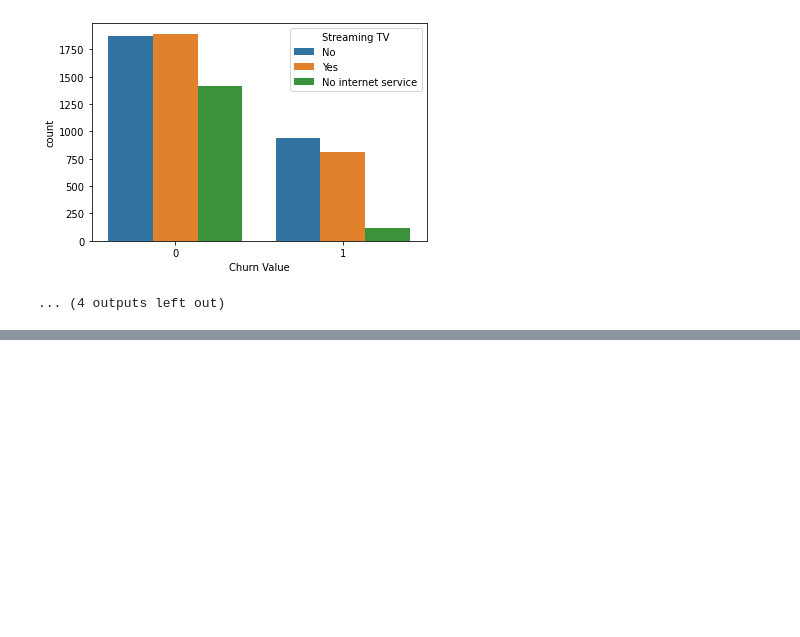
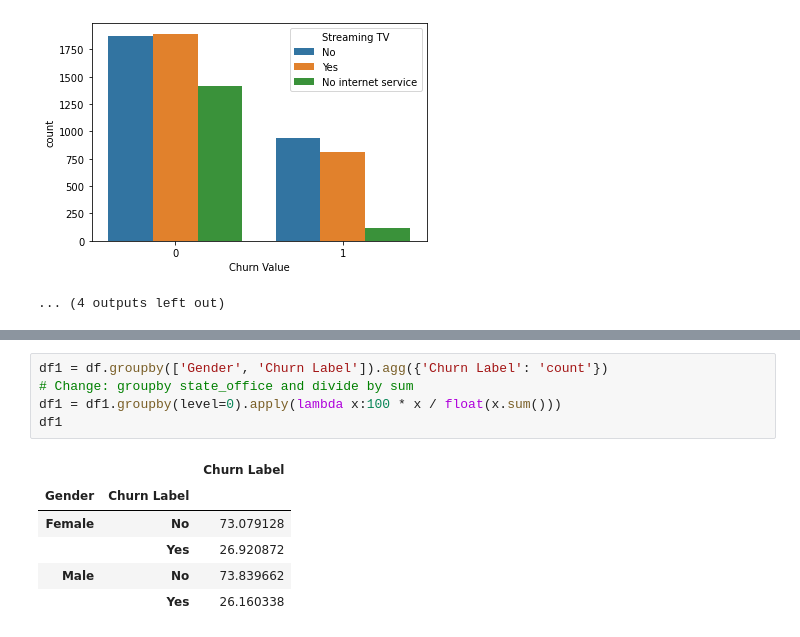
Before and after one commit to prwkp/fund_prog_project_churn_tele, a Jupyter notebook: churn_telecom_project.ipynb, the cells around one changed output, grey strips where cells are left out. Drawn from its saved outputs; the diff is of its cells as text; blank space fills up the shorter version.

```diff
--- a/churn_telecom_project.ipynb
+++ b/churn_telecom_project.ipynb
@@ -71,0 +86,12 @@ fig.show()
+# %%
+df1 = df.groupby(['Gender', 'Churn Label']).agg({'Churn Label': 'count'})
+# Change: groupby state_office and divide by sum
+df1 = df1.groupby(level=0).apply(lambda x:100 * x / float(x.sum()))
+df1
+# %% [output]
+|  |  | Churn Label |
+| Gender | Churn Label |  |
+| Female | No | 73.079128 |
+|  | Yes | 26.920872 |
+| Male | No | 73.839662 |
+|  | Yes | 26.160338 |
```
Also changed, not shown: parts of 6 cells of this notebook.
